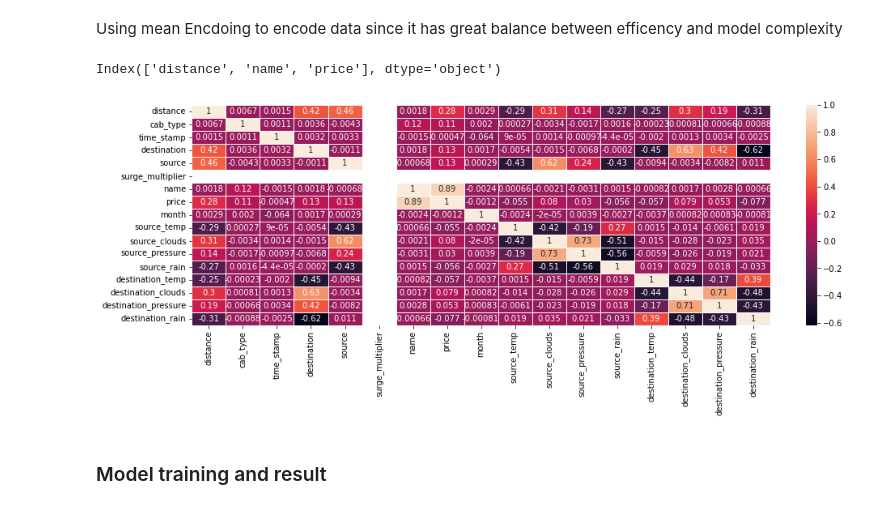
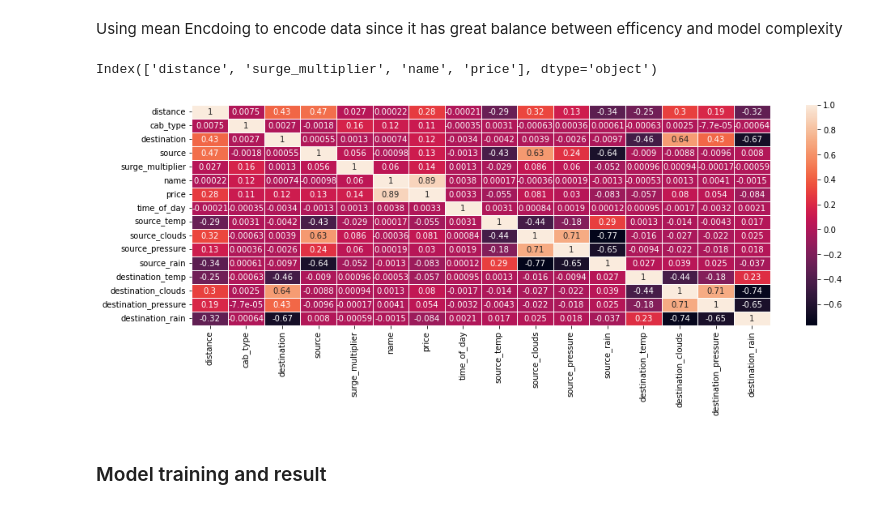
Before and after one commit to aymanred121/taxi-price-prediction, a Jupyter notebook: Milestone 1/taxi/main.ipynb, the cells around one changed output. Cells and saved outputs as stored; diff of their text form; code cells hidden in the pictures.

```diff
--- a/Milestone 1/taxi/main.ipynb
+++ b/Milestone 1/taxi/main.ipynb
@@ -37,0 +31,21 @@ weatheDf =  weatheDf.rename(
+# %%
+#weatheDf.month = weatheDf.time_stamp.dt.month
+weatheDf['month'] = weatheDf.time_stamp.dt.month
+weatheDf.time_stamp = weatheDf.time_stamp.dt.hour
+weatheDf =  weatheDf.rename(
+    columns ={
+        'time_stamp':'hour'
+    }
+    )
+weatheDf.loc[(weatheDf.hour >= 6) & (weatheDf.hour < 12), 'time_of_day'] = 'Morning'
+weatheDf.loc[(weatheDf.hour >= 12) & (weatheDf.hour < 15),
+           'time_of_day'] = 'Afternoon'
+weatheDf.loc[(weatheDf.hour >= 15) & (weatheDf.hour < 18), 'time_of_day'] = 'Evening'
+weatheDf.loc[(weatheDf.hour >= 18) | (weatheDf.hour < 6), 'time_of_day'] = 'Night'
+weatheDf = weatheDf.drop(['hour'],axis=1)
+#turn month into categorical variable season
+weatheDf.loc[(weatheDf.month >= 1) & (weatheDf.month < 4), 'season'] = 'Spring'
+weatheDf.loc[(weatheDf.month >= 4) & (weatheDf.month < 7), 'season'] = 'Summer'
+weatheDf.loc[(weatheDf.month >= 7) & (weatheDf.month < 10), 'season'] = 'Fall'
+weatheDf.loc[(weatheDf.month >= 10) & (weatheDf.month < 13), 'season'] = 'Winter'
+weatheDf = weatheDf.drop(['month'],axis=1)
@@ -45,13 +75,13 @@ Index(['temp', 'location', 'clouds', 'pressure', 'rain', 'hour', 'humidity',
 #### Scale the data using minMaxScaler
 # %%
 scaler = MinMaxScaler()
-scaler.fit(weatheDf.drop(['rain','location'],axis=1))
+scaler.fit(weatheDf.drop(['rain', 'location', 'time_of_day','season'], axis=1))
 #wweatheDf = pd.DataFrame(scaler.transform(weatheDf.drop('rain',axis=1)), columns= weatheDf.drop('rain',axis=1).columns)
 weatheDf1 =weatheDf.copy()
 weatheDf.dropna(axis=0,inplace=True)
-X = weatheDf.drop(['rain','location'],axis=1)
+X = weatheDf.drop(['rain', 'location', 'time_of_day', 'season'], axis=1)
 y = weatheDf.rain
-x_pred = weatheDf1.drop(['rain','location'],axis=1)
+x_pred = weatheDf1.drop(['rain', 'location', 'time_of_day','season'],axis=1)
 # %% [markdown]
 #### Train the model to predict the missing values of rain feature
 # %%
@@ -120,11 +153,19 @@ weatherData =weatheDf1.drop('encodedlocation',axis=1)
 taxiRidersData = pd.read_csv("taxi-rides.csv")
 taxiRidersData.time_stamp = pd.to_datetime(taxiRidersData.time_stamp,unit="ms")
 #taxiRidersData.month =taxiRidersData.time_stamp.dt.month
-taxiRidersData['month']=(taxiRidersData.time_stamp.dt.month)
+taxiRidersData['month'] = taxiRidersData.time_stamp.dt.month
+print(taxiRidersData['month'].unique())
 taxiRidersData.time_stamp = taxiRidersData.time_stamp.dt.hour
-taxiRidersData.rename(
+taxiRidersData = taxiRidersData.rename(
     columns ={
         'time_stamp':'hour'
     }
 )
+taxiRidersData = taxiRidersData.drop(['month'],axis=1)
+#turn hours into categorical variable time_of_day
+taxiRidersData.loc[(taxiRidersData.hour >= 0) & (taxiRidersData.hour < 6), 'time_of_day'] = 'Night'
+taxiRidersData.loc[(taxiRidersData.hour >= 6) & (taxiRidersData.hour < 12), 'time_of_day'] = 'Morning'
+taxiRidersData.loc[(taxiRidersData.hour >= 12) & (taxiRidersData.hour < 18), 'time_of_day'] = 'Afternoon'
+taxiRidersData.loc[(taxiRidersData.hour >= 18) & (taxiRidersData.hour < 24), 'time_of_day'] = 'Evening'
+taxiRidersData = taxiRidersData.drop(['hour'],axis=1)
 # %% [output]
@@ -232,6 +258,8 @@ data = data.drop(to_drop, axis=1)
 # %%
 def cap_data(df):
     for col in df.columns:
+        if col == 'surge_multiplier':
+            continue
         if (((df[col].dtype)=='float64') | ((df[col].dtype)=='int64')):
             percentiles = df[col].quantile([0.25,0.75]).values
             df[col][df[col] <= percentiles[0]] = percentiles[0]
@@ -279,14 +297,14 @@ dataTest = mean_encoding(dataTest)
 # %%
 corr = dataTest.corr()
 plt.figure(figsize=(16, 5))
 dataplot = sns.heatmap(corr, annot=True, linewidths=1)
-top_feature = corr.index[abs(corr['price']) > 0.2]
+top_feature = corr.index[abs(corr['price']) > 0.14]
 print(top_feature)
 dataTest = dataTest[top_feature]
 dataTrain = dataTrain[top_feature]
 # %% [output]
-Index(['distance', 'name', 'price'], dtype='object')
+Index(['distance', 'surge_multiplier', 'name', 'price'], dtype='object')
-[figure, old version]
+[figure, new version]
 # %% [markdown]
 ### Model training and result
 # %%
```
Also changed, not shown: parts of 20 cells of this notebook, 26 other files.
